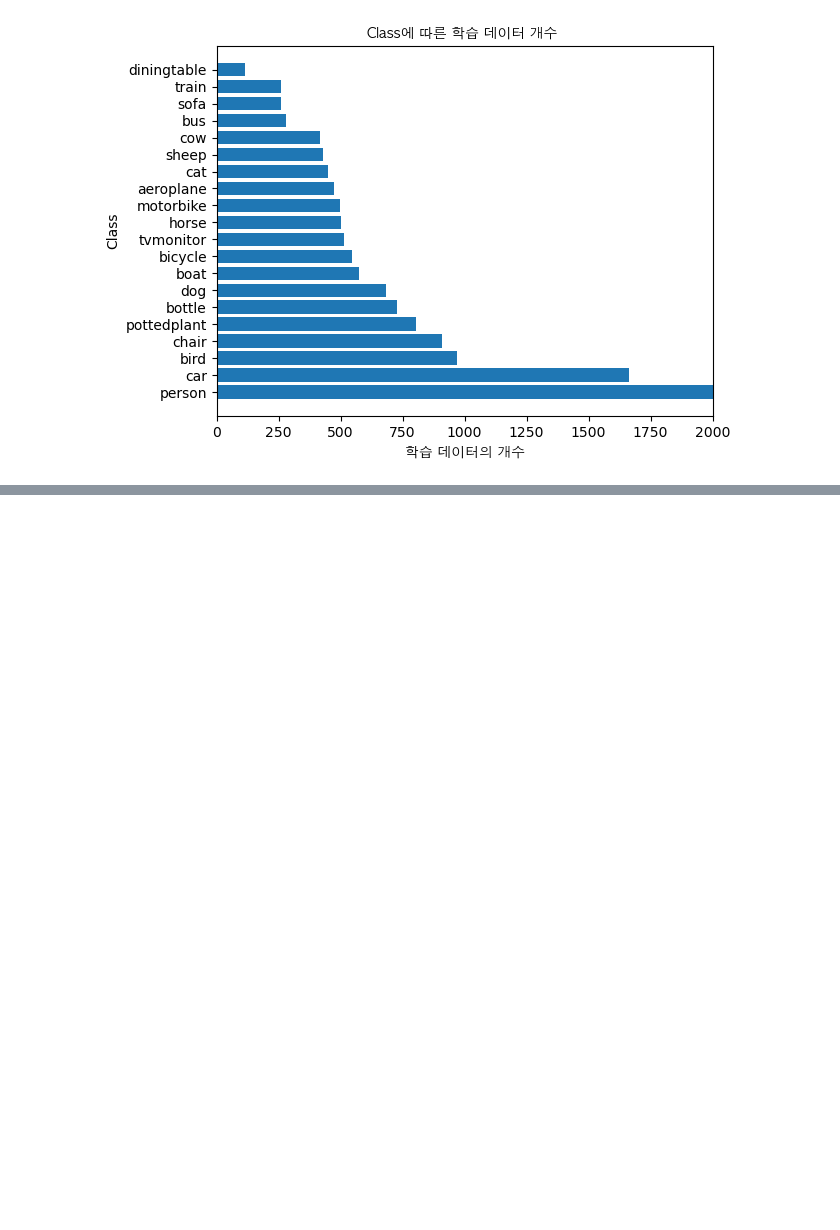
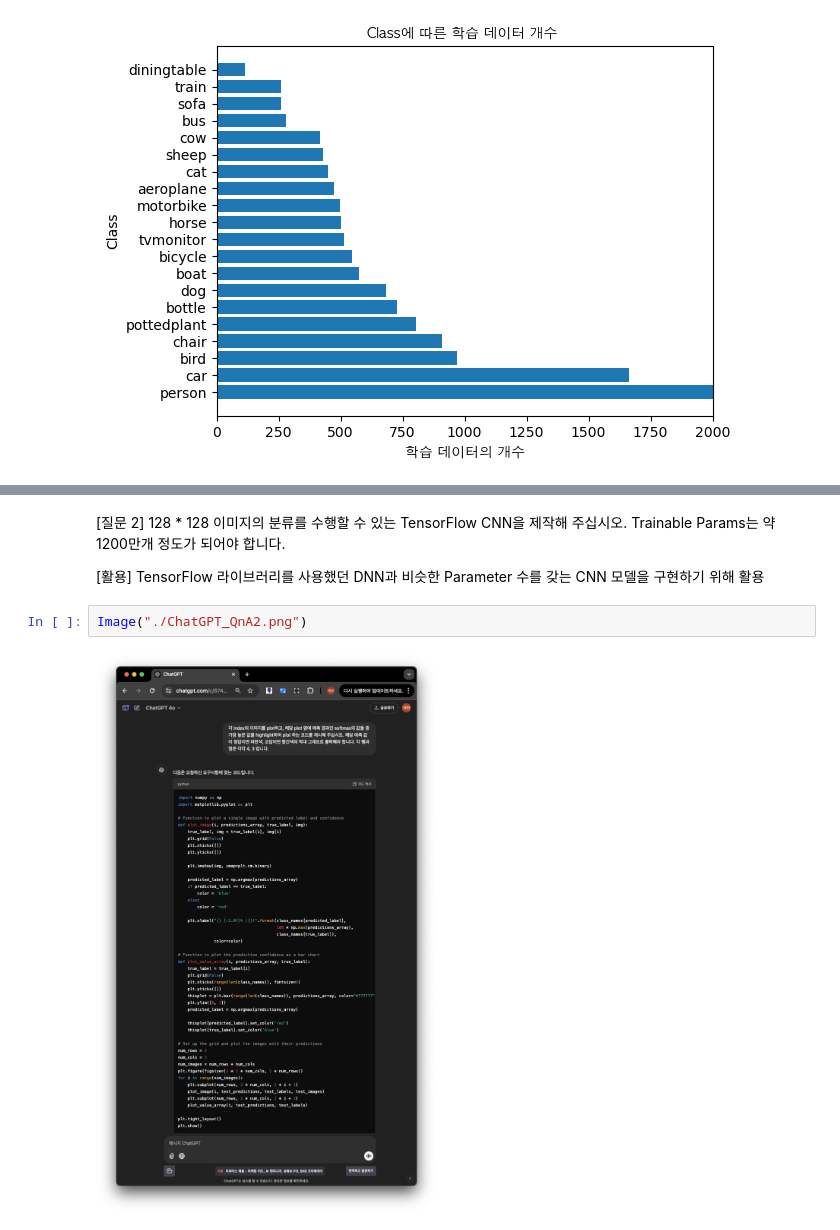
Before and after one commit to ChoIntelligence/ML-Final, a Jupyter notebook: VOC2007_Classification_final.ipynb, the cells around one changed output, grey strips where cells are left out. Saved outputs shown, nothing was run; the diff lists cells and outputs as text; blank space fills up the shorter version.

```diff
--- a/VOC2007_Classification_final.ipynb
+++ b/VOC2007_Classification_final.ipynb
@@ -728,0 +740,8 @@ plt.show()
+# %% [markdown]
+[질문 2] 128 * 128 이미지의 분류를 수행할 수 있는 TensorFlow CNN을 제작해 주십시오. Trainable Params는 약 1200만개 정도가 되어야 합니다.
+
+[활용] TensorFlow 라이브러리를 사용했던 DNN과 비슷한 Parameter 수를 갖는 CNN 모델을 구현하기 위해 활용
+# %%
+Image("./ChatGPT_QnA2.png")
+# %% [output]
+[figure, added]
```
Also changed, not shown: parts of 4 cells of this notebook.
